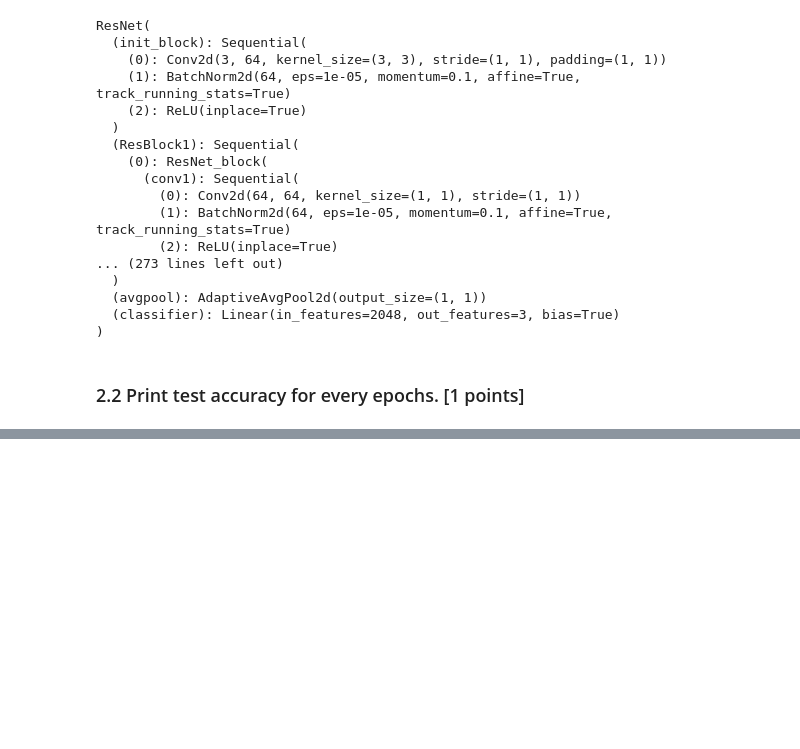
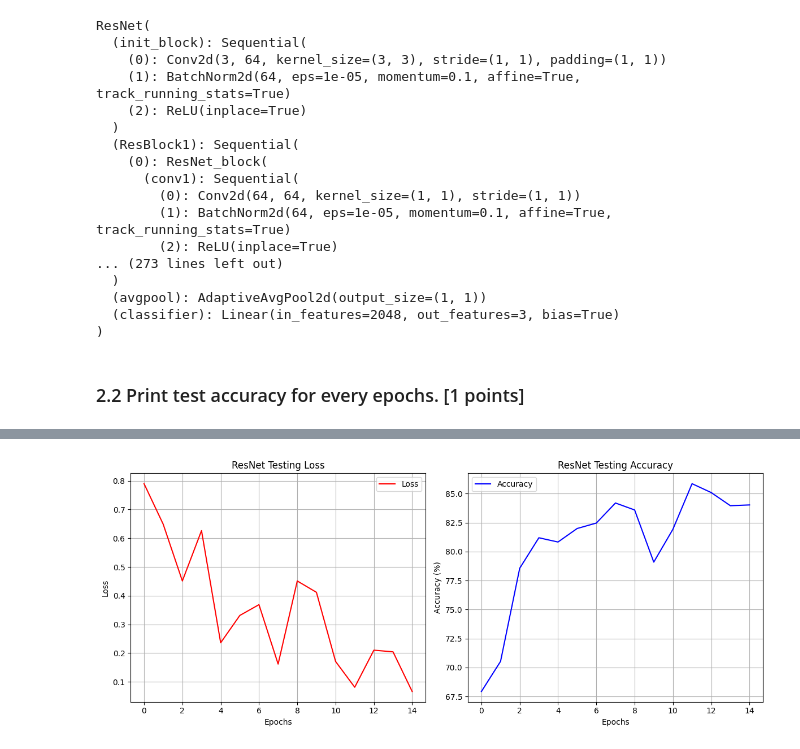
Before and after one commit to minchoCoin/deep-learning-programming, a Jupyter notebook: Lab1/ipynb/LAB_1__VGGNet_ResNet_template.ipynb, the cells around one changed output, grey strips where cells are left out. Saved outputs shown, nothing was run; the diff lists cells and outputs as text; code cells hidden in the pictures; blank space fills up the shorter version.

```diff
--- a/Lab1/ipynb/LAB_1__VGGNet_ResNet_template.ipynb
+++ b/Lab1/ipynb/LAB_1__VGGNet_ResNet_template.ipynb
@@ -577,6 +610,8 @@ num_epochs = 15
 # CODE HERE #
 #############
 iter = 0
+resnetloss = []
+resnetaccuracy = []
 for epoch in range(num_epochs):
     for i, (images, labels) in enumerate(train_loader):
         # Load images with gradient accumulation capabilities
@@ -626,6 +661,8 @@ for epoch in range(num_epochs):
 
         # Print Loss
     print('Epochs: {}. Loss: {}. Accuracy: {}'.format(epoch, loss.item(), accuracy))
+    resnetloss.append(loss.item())
+    resnetaccuracy.append(accuracy)
 # %% [output]
 STEP 5: INSTANTIATE LOSS CLASS
 STEP 6: INSTANTIATE OPTIMIZER CLASS
@@ -647,0 +685,28 @@ Epochs: 14. Loss: 0.13482943177223206. Accuracy: 84.23333333333333
+# %%
+epochs = range(0, len(resnetloss))
+
+# 그래프 크기 설정
+plt.figure(figsize=(12, 5))
+
+# Loss 그래프
+plt.subplot(1, 2, 1)
+plt.plot(epochs, resnetloss, 'r-', label='Loss')
+plt.title('ResNet Testing Loss')
+plt.xlabel('Epochs')
+plt.ylabel('Loss')
+plt.legend()
+plt.grid(True)
+
+# Accuracy 그래프
+plt.subplot(1, 2, 2)
+plt.plot(epochs, resnetaccuracy, 'b-', label='Accuracy')
+plt.title('ResNet Testing Accuracy')
+plt.xlabel('Epochs')
+plt.ylabel('Accuracy (%)')
+plt.legend()
+plt.grid(True)
+
+plt.tight_layout()
+plt.show()
+# %% [output]
+[figure, added]
```
Also changed, not shown: parts of 6 cells of this notebook.
